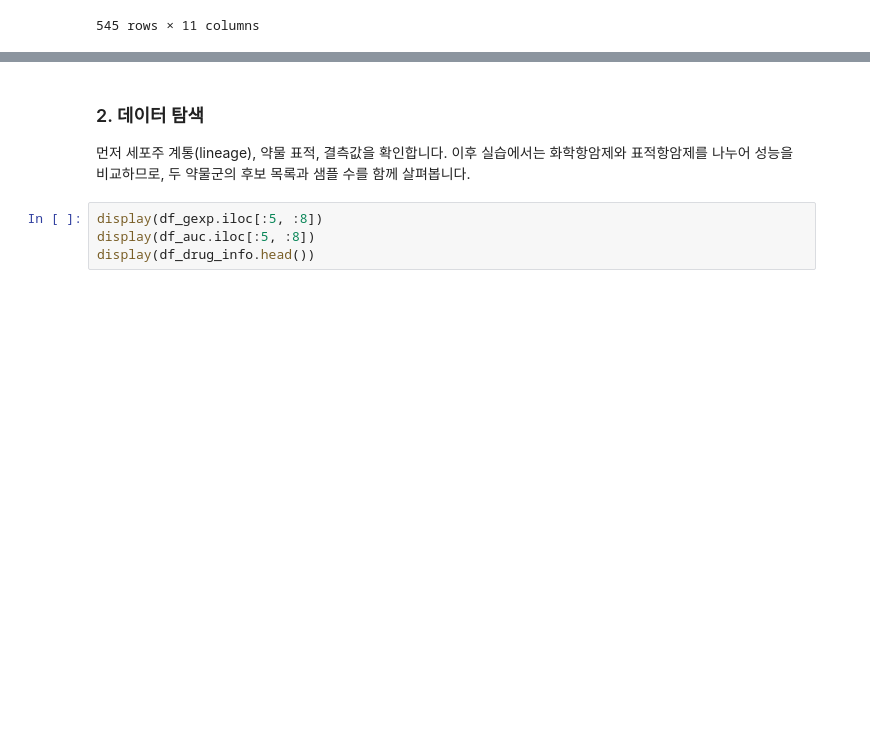
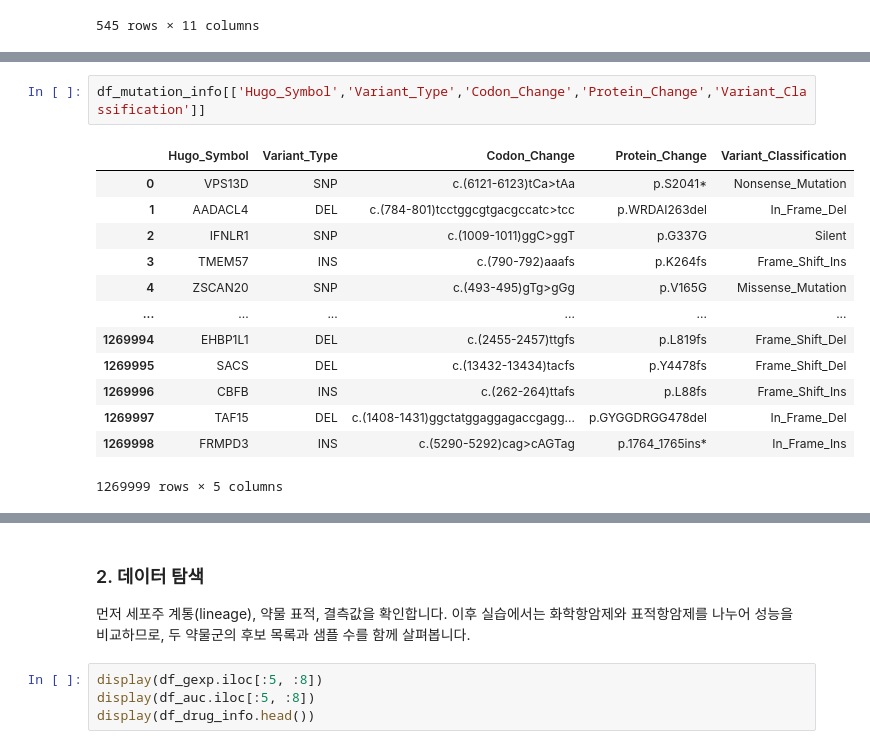
Before and after one commit to hjk9655/health-checkup-analysis, a Jupyter notebook: Notebooks/bio_bigdata_workshop_2B_regression_practice_with_mutation.ipynb, the cells around one changed output, grey strips where cells are left out. Saved outputs shown, nothing was run; the diff lists cells and outputs as text; blank space fills up the shorter version.

```diff
--- a/Notebooks/bio_bigdata_workshop_2B_regression_practice_with_mutation.ipynb
+++ b/Notebooks/bio_bigdata_workshop_2B_regression_practice_with_mutation.ipynb
@@ -211,0 +259,16 @@ Unique mutated genes     : 18787
+# %%
+df_mutation_info[['Hugo_Symbol','Variant_Type','Codon_Change','Protein_Change','Variant_Classification']]
+# %% [output]
+|  | Hugo_Symbol | Variant_Type | Codon_Change | Protein_Change | Variant_Classification |
+| 0 | VPS13D | SNP | c.(6121-6123)tCa>tAa | p.S2041* | Nonsense_Mutation |
+| 1 | AADACL4 | DEL | c.(784-801)tcctggcgtgacgccatc>tcc | p.WRDAI263del | In_Frame_Del |
+| 2 | IFNLR1 | SNP | c.(1009-1011)ggC>ggT | p.G337G | Silent |
+| 3 | TMEM57 | INS | c.(790-792)aaafs | p.K264fs | Frame_Shift_Ins |
+| 4 | ZSCAN20 | SNP | c.(493-495)gTg>gGg | p.V165G | Missense_Mutation |
+| ... | ... | ... | ... | ... | ... |
+| 1269994 | EHBP1L1 | DEL | c.(2455-2457)ttgfs | p.L819fs | Frame_Shift_Del |
+| 1269995 | SACS | DEL | c.(13432-13434)tacfs | p.Y4478fs | Frame_Shift_Del |
+| 1269996 | CBFB | INS | c.(262-264)ttafs | p.L88fs | Frame_Shift_Ins |
+| 1269997 | TAF15 | DEL | c.(1408-1431)ggctatggaggagaccgagg... | p.GYGGDRGG478del | In_Frame_Del |
+| 1269998 | FRMPD3 | INS | c.(5290-5292)cag>cAGTag | p.1764_1765ins* | In_Frame_Ins |
+1269999 rows × 5 columns
```
Also changed, not shown: parts of 23 cells of this notebook.
